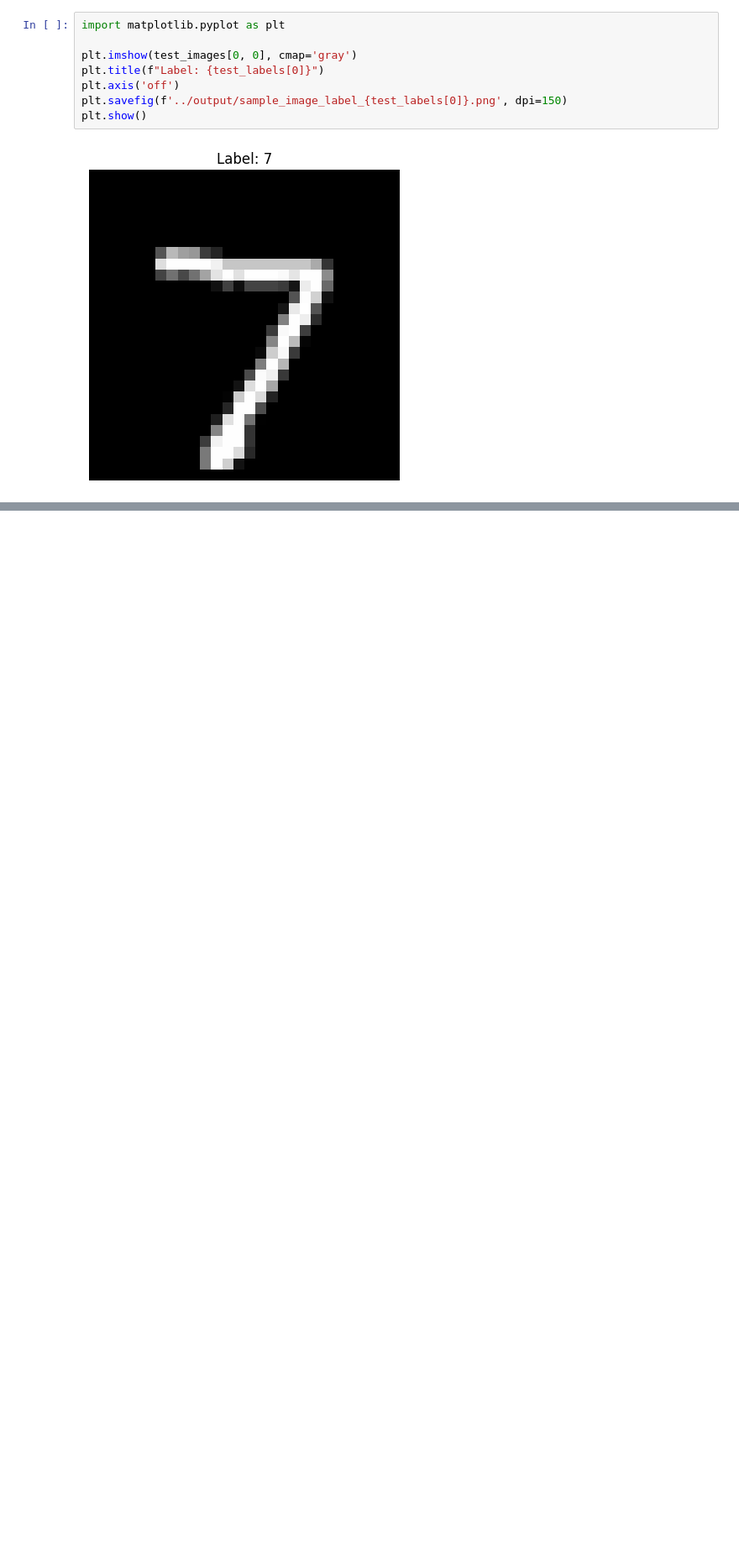
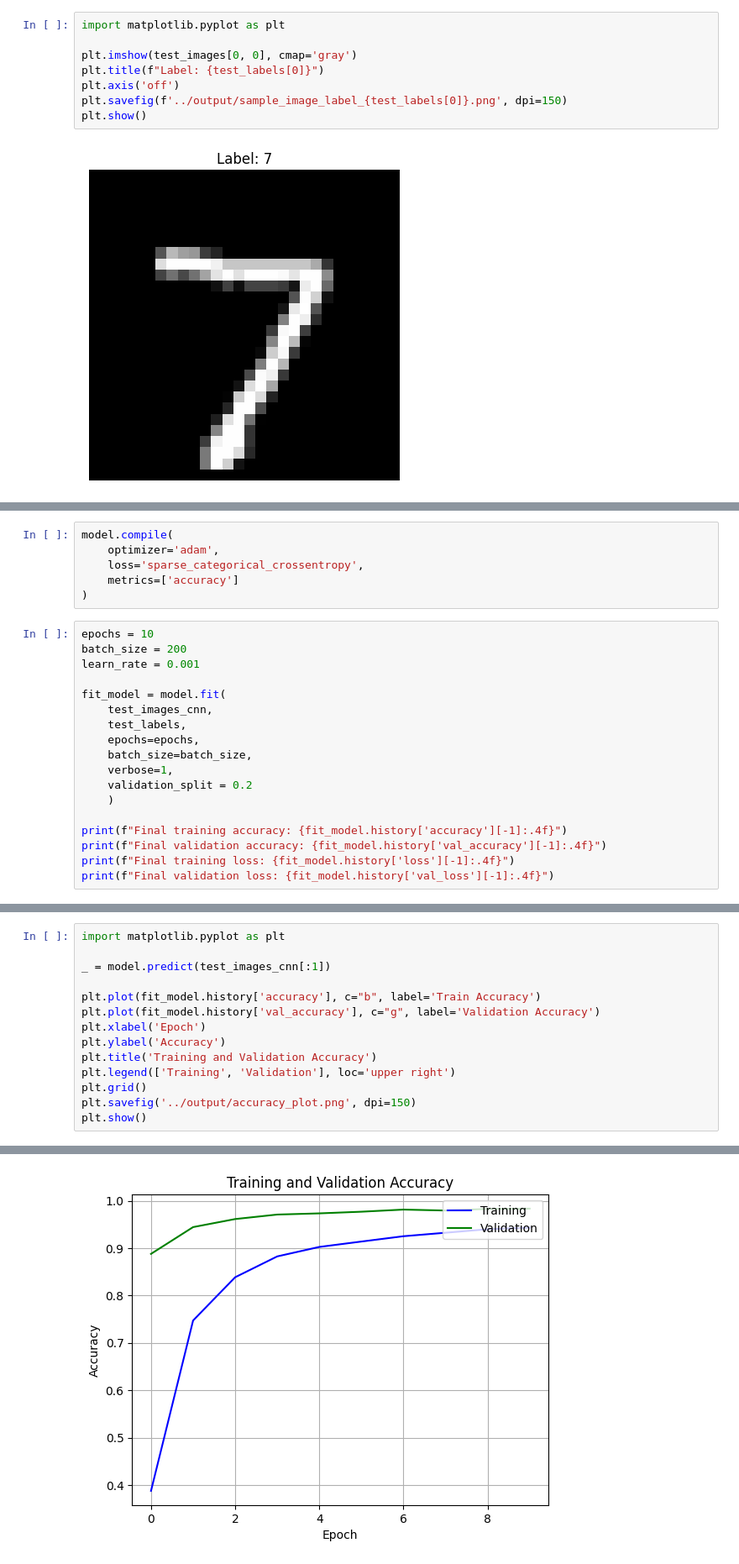
Before and after one commit to ebuitragod/mnist_bootstraping, a Jupyter notebook: app/src/exploring.ipynb, the cells around one changed output, grey strips where cells are left out. Shown at 84% size. Saved outputs shown, nothing was run; the diff lists cells and outputs as text; blank space fills up the shorter version.

Commit message:
Exploring in the jupyter notebook, checking out model, its accuracy

```diff
--- a/app/src/exploring.ipynb
+++ b/app/src/exploring.ipynb
@@ -177,0 +239,24 @@ plt.show()
+# %%
+model.compile(
+    optimizer='adam',
+    loss='sparse_categorical_crossentropy',
+    metrics=['accuracy']
+)
+# %%
+epochs = 10
+batch_size = 200
+learn_rate = 0.001
+
+fit_model = model.fit(
+    test_images_cnn,
+    test_labels,
+    epochs=epochs,
+    batch_size=batch_size,
+    verbose=1,
+    validation_split = 0.2
+    )
+
+print(f"Final training accuracy: {fit_model.history['accuracy'][-1]:.4f}")
+print(f"Final validation accuracy: {fit_model.history['val_accuracy'][-1]:.4f}")
+print(f"Final training loss: {fit_model.history['loss'][-1]:.4f}")
+print(f"Final validation loss: {fit_model.history['val_loss'][-1]:.4f}")
@@ -177,0 +281,15 @@ plt.show()
+# %%
+import matplotlib.pyplot as plt
+
+_ = model.predict(test_images_cnn[:1])
+
+plt.plot(fit_model.history['accuracy'], c="b", label='Train Accuracy')
+plt.plot(fit_model.history['val_accuracy'], c="g", label='Validation Accuracy')
+plt.xlabel('Epoch')
+plt.ylabel('Accuracy')
+plt.title('Training and Validation Accuracy')
+plt.legend(['Training', 'Validation'], loc='upper right')
+plt.grid()
+plt.savefig('../output/accuracy_plot.png', dpi=150)
+plt.show()
+# %% [output]
@@ -177,0 +297 @@ plt.show()
+[figure, added]
```
Also changed, not shown: parts of 11 cells of this notebook, 3 other files.
